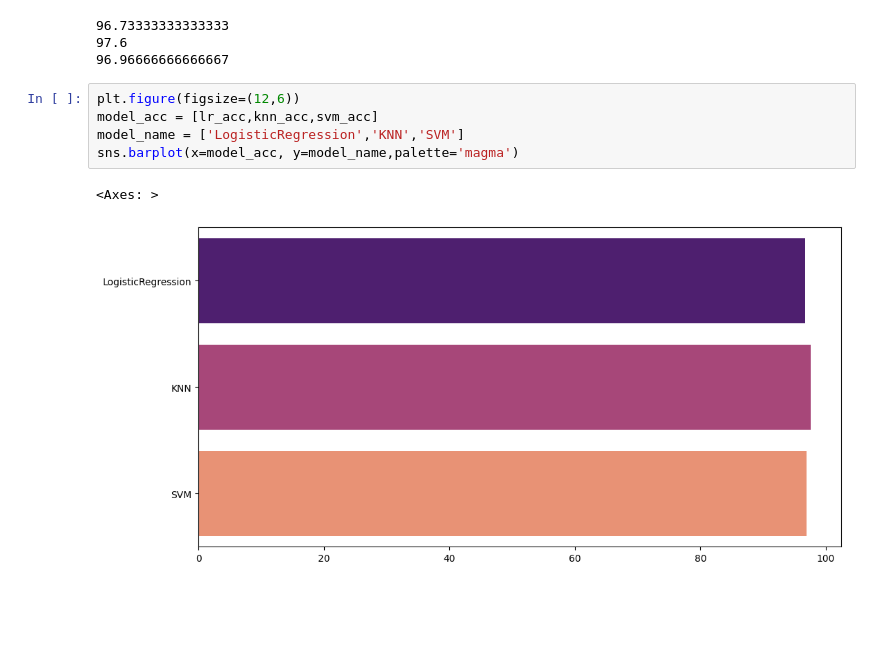
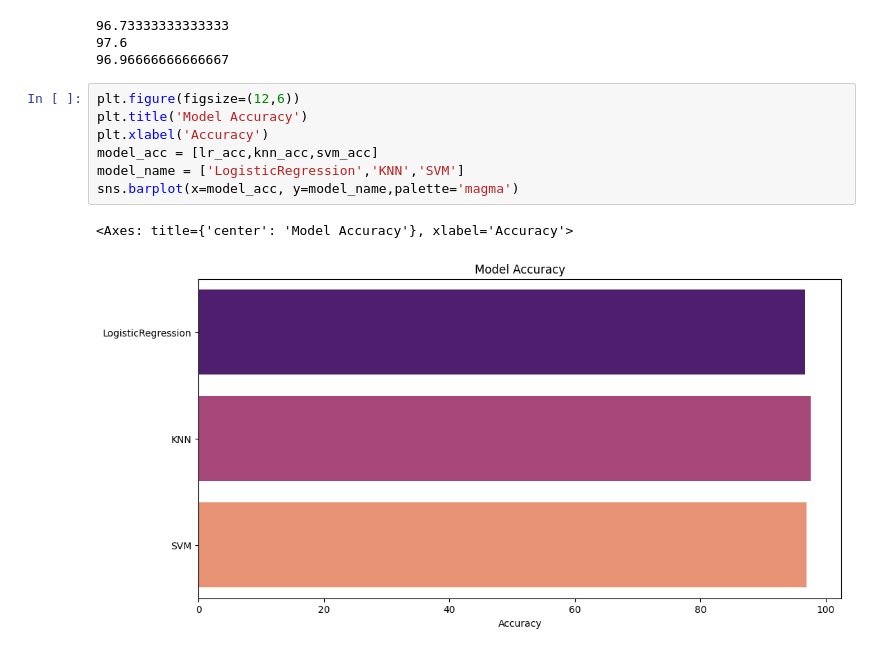
Before and after one commit to hasanravda/IML_Lab, a Jupyter notebook: gender-classification.ipynb, the cells around one changed output. Cells and saved outputs as stored; diff of their text form; blank space fills up the shorter version.

```diff
--- a/gender-classification.ipynb
+++ b/gender-classification.ipynb
@@ -204,9 +206,11 @@ print(svm_acc)
 96.96666666666667
 # %%
 plt.figure(figsize=(12,6))
+plt.title('Model Accuracy')
+plt.xlabel('Accuracy')
 model_acc = [lr_acc,knn_acc,svm_acc]
 model_name = ['LogisticRegression','KNN','SVM']
 sns.barplot(x=model_acc, y=model_name,palette='magma')
 # %% [output]
-<Axes: >
+<Axes: title={'center': 'Model Accuracy'}, xlabel='Accuracy'>
-[figure, old version]
+[figure, new version]
```
Also changed, not shown: parts of 1 cell of this notebook.
